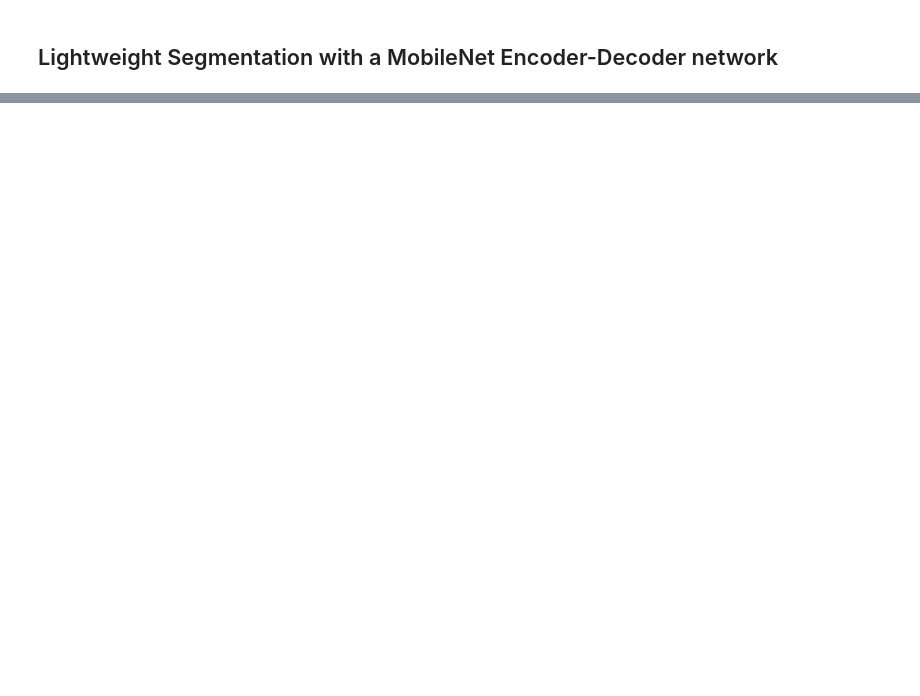
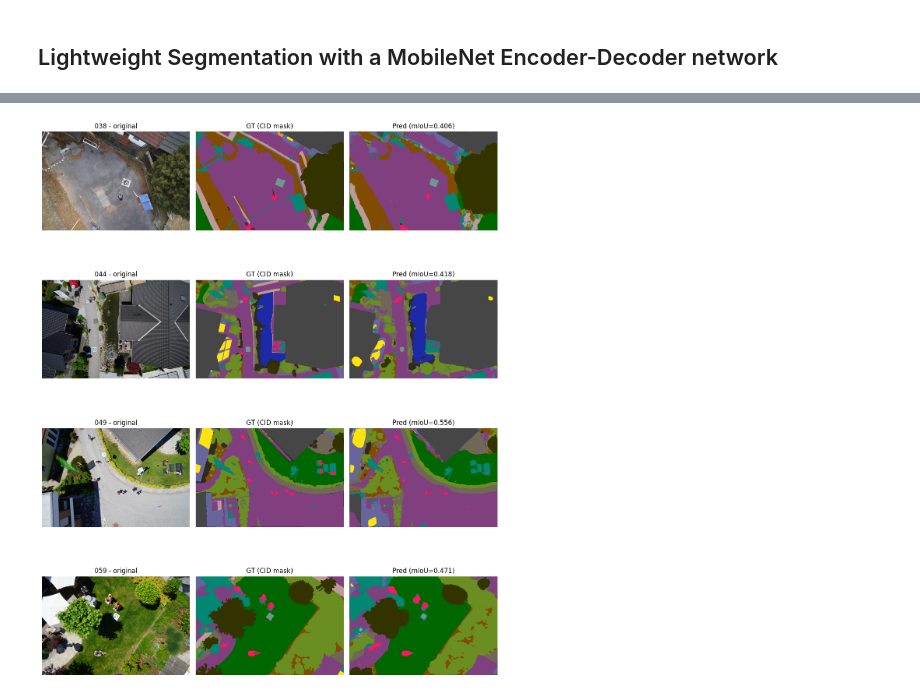
Before and after one commit to imdat1guy/UAV-Seg2Det-SafeLanding, a Jupyter notebook: compare/segmentation.ipynb, the cells around one changed output, grey strips where cells are left out. Drawn from its saved outputs; the diff is of its cells as text; code cells hidden in the pictures; blank space fills up the shorter version.

```diff
--- a/compare/segmentation.ipynb
+++ b/compare/segmentation.ipynb
@@ -406,0 +460,10 @@ print("Saved final model to:", final_path)
+# %%
+best_path = "safety-Unet-Mobilenet_v2_best.pth" if LEVELS_SEG else "Unet-Mobilenet_v2_best.pth"
+BEST_MODEL_PATH = os.path.join(OUTPUT_DIR, best_path)
+
+# -------------------------
+# Load best model
+# -------------------------
+print("Loading best model from:", BEST_MODEL_PATH)
+model_best = torch.load(BEST_MODEL_PATH, map_location=DEVICE)
+model_best.to(DEVICE).eval()
@@ -406,0 +491,9 @@ print("Saved final model to:", final_path)
+# %%
+# -------------------------
+# Build test dataset/loader (reuse existing tools)
+# -------------------------
+test_items = build_items_from_dir(TEST_IMAGES_DIR, MASKS_DIR)
+print(f"Test samples: {len(test_items)}")
+assert len(test_items) > 0, "No test samples found – check TEST_IMAGES_DIR and MASKS_DIR"
+
+test_set = SemanticDatasetCID(test_items, MEAN, STD, transform=t_val)
@@ -406,0 +502,68 @@ print("Saved final model to:", final_path)
+# %%
+N_SHOW = 4  # how many test images to visualize
+
+# -------------------------
+# Color LUT for masks from CLASS_CSV
+# -------------------------
+df_classes = pd.read_csv(CLASS_CSV, skipinitialspace=True)
+colors = df_classes[["r", "g", "b"]].values.astype("uint8")  # shape: [N_CLASSES, 3]
+def colorize_mask(mask_np):
+    """
+    mask_np: (H,W) int CID
+    returns: (H,W,3) uint8 RGB
+    """
+    mask_np = np.clip(mask_np, 0, len(colors) - 1)
+    return colors[mask_np]
+
+# -------------------------
+# Visualize few samples
+# -------------------------
+fig, axes = plt.subplots(N_SHOW, 3, figsize=(12, 4 * N_SHOW))
+if N_SHOW == 1:
+    axes = np.expand_dims(axes, axis=0)  # make it [1,3] for indexing
+
+for row_idx in range(N_SHOW):
+    img_t, mask_t = test_set[row_idx]  # img_t: CHW normalized, mask_t: HW long
+    stem = test_items[row_idx]["id"]
+
+    # mIoU for this image
+    img_batch = img_t.unsqueeze(0).to(DEVICE)
+    mask_batch = mask_t.unsqueeze(0).to(DEVICE)
+
+    with torch.inference_mode():
+        logits = model_best(img_batch)
+        miou_img = mIoU(logits, mask_batch, n_classes=N_CLASSES, ignore_index=IGNORE_IDX)
+
+    # prediction
+    pred = logits.argmax(dim=1).squeeze(0).cpu().numpy()
+    gt   = mask_t.numpy()
+
+    # de-normalize image for display
+    img_np = img_t.cpu().numpy()  # C,H,W
+    img_np = np.transpose(img_np, (1, 2, 0))  # H,W,C
+    img_np = (img_np * np.array(STD) + np.array(MEAN))  # unnormalize
+    img_np = np.clip(img_np, 0.0, 1.0)
+
+    # colorize GT and pred
+    gt_color   = colorize_mask(gt)
+    pred_color = colorize_mask(pred)
+
+    # Plot
+    ax0, ax1, ax2 = axes[row_idx]
+
+    ax0.imshow(img_np)
+    ax0.set_title(f"{stem} - original")
+    ax0.axis("off")
+
+    ax1.imshow(gt_color)
+    ax1.set_title("GT (CID mask)")
+    ax1.axis("off")
+
+    ax2.imshow(pred_color)
+    ax2.set_title(f"Pred (mIoU={miou_img:.3f})")
+    ax2.axis("off")
+
+plt.tight_layout()
+plt.show()
+# %% [output]
+[figure, added]
```
Also changed, not shown: parts of 24 cells of this notebook, 11 other files.
